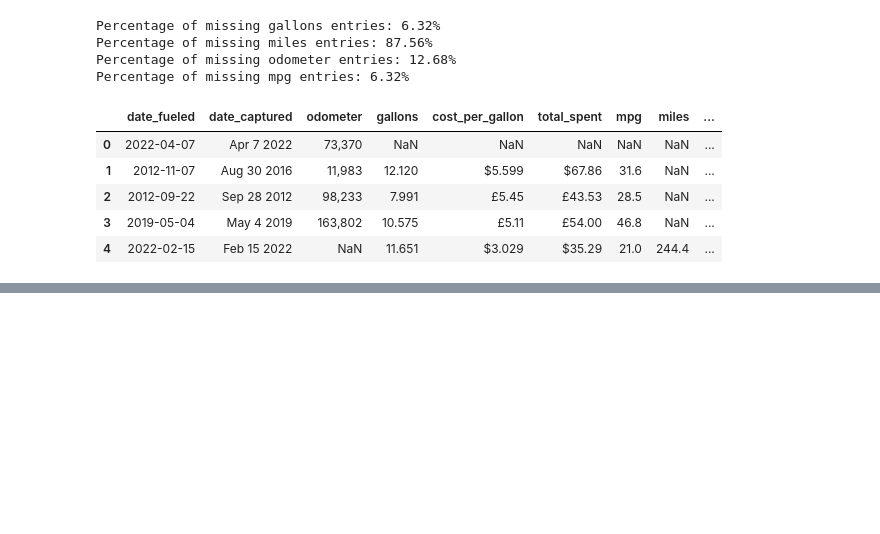
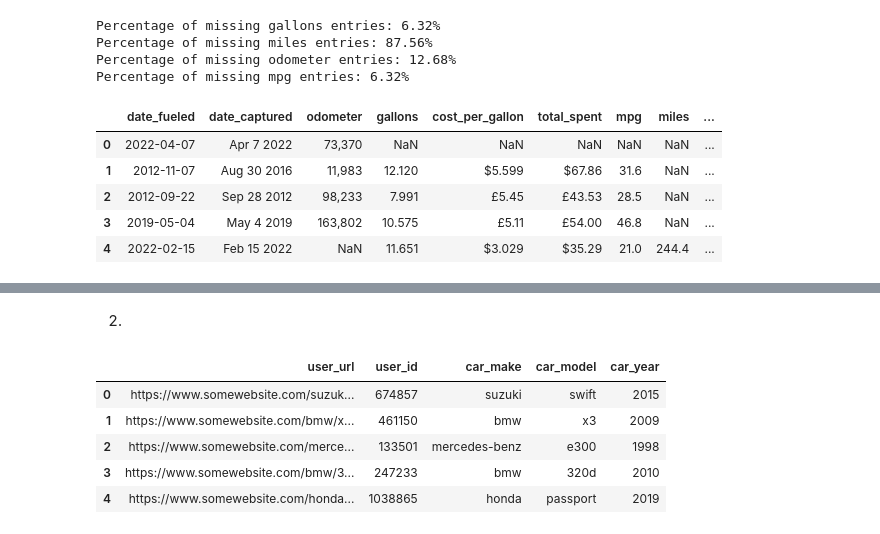
Before and after one commit to Daggy2002/DVE-Assignments, a Jupyter notebook: Assignment1/main.ipynb, the cells around one changed output, grey strips where cells are left out. Drawn from its saved outputs; the diff is of its cells as text; code cells hidden in the pictures; blank space fills up the shorter version.

```diff
--- a/Assignment1/main.ipynb
+++ b/Assignment1/main.ipynb
@@ -253,3 +253,48 @@ mpg                                                              0.0
 miles                                                          300.0
 user_url           https://www.somewebsite.com/jeep/wrangler/2007...
 Name: 0, dtype: object
+# %% [markdown]
+2.
+# %%
+# 1. Create a new column with the currency. (Something to keep in mind that the Swiss Franc has a period in the abbreviation)
+# Extract the curreny symbol from the 'cost_per_gallon' column and put it in a new column called 'currency'
+df['currency'] = df['cost_per_gallon'].str.extract('([^\d.,\s]+|\bFr\b)')
+# Where the curreency is Fr replace it with Fr.
+df['currency'] = df['currency'].replace('Fr', 'Fr.')
+# %%
+# Create a new column containing the float value of the total spend and the cost per gallon. (Swiss Franc comment as above).
+# Extract the float value from the 'cost_per_gallon' column and put it in a new column called 'cost_per_gallon_float'
+df['cost_per_gallon_float'] = df['cost_per_gallon'].str.extract('(\d+\.\d+|\d+)')
+# Convert the column to a float
+df['cost_per_gallon_float'] = pd.to_numeric(df['cost_per_gallon_float'], errors='coerce')
+
+# Extract the float value from the 'total_spend' column and put it in a new column called 'total_spend_float'
+df['total_spend_float'] = df['total_spent'].str.extract('(\d+\.\d+|\d+)')
+# Convert the column to a float
+df['total_spend_float'] = pd.to_numeric(df['total_spend_float'], errors='coerce')
+# %%
+# Example DataFrame (assuming df['user url'] is the column with the URLs)
+# Example URL: 'http://example.com/user/make/model/year/userid'
+
+# Extract User ID: split by '/' and take the last element
+df['user_id'] = df['user_url'].apply(lambda x: x.split('/')[-1] if pd.notna(x) else np.nan)
+
+# Assuming car make, model, and year are embedded in the URL structure:
+# Extract Car Make: split by '/' and take the element where 'make' is positioned
+df['car_make'] = df['user_url'].apply(lambda x: x.split('/')[-4] if pd.notna(x) else np.nan)
+
+# Extract Car Model: similarly, extract the model (assuming it's two elements before the last one)
+df['car_model'] = df['user_url'].apply(lambda x: x.split('/')[-3] if pd.notna(x) else np.nan)
+
+# Extract Car Year: extract the year (assuming it's one element before the last one)
+df['car_year'] = df['user_url'].apply(lambda x: x.split('/')[-2] if pd.notna(x) else np.nan)
+
+# Check the results
+df[['user_url', 'user_id', 'car_make', 'car_model', 'car_year']].head()
+# %% [output]
+|  | user_url | user_id | car_make | car_model | car_year |
+| 0 | https://www.somewebsite.com/suzuk... | 674857 | suzuki | swift | 2015 |
+| 1 | https://www.somewebsite.com/bmw/x... | 461150 | bmw | x3 | 2009 |
+| 2 | https://www.somewebsite.com/merce... | 133501 | mercedes-benz | e300 | 1998 |
+| 3 | https://www.somewebsite.com/bmw/3... | 247233 | bmw | 320d | 2010 |
+| 4 | https://www.somewebsite.com/honda... | 1038865 | honda | passport | 2019 |
```
Also changed, not shown: parts of 8 cells of this notebook.
